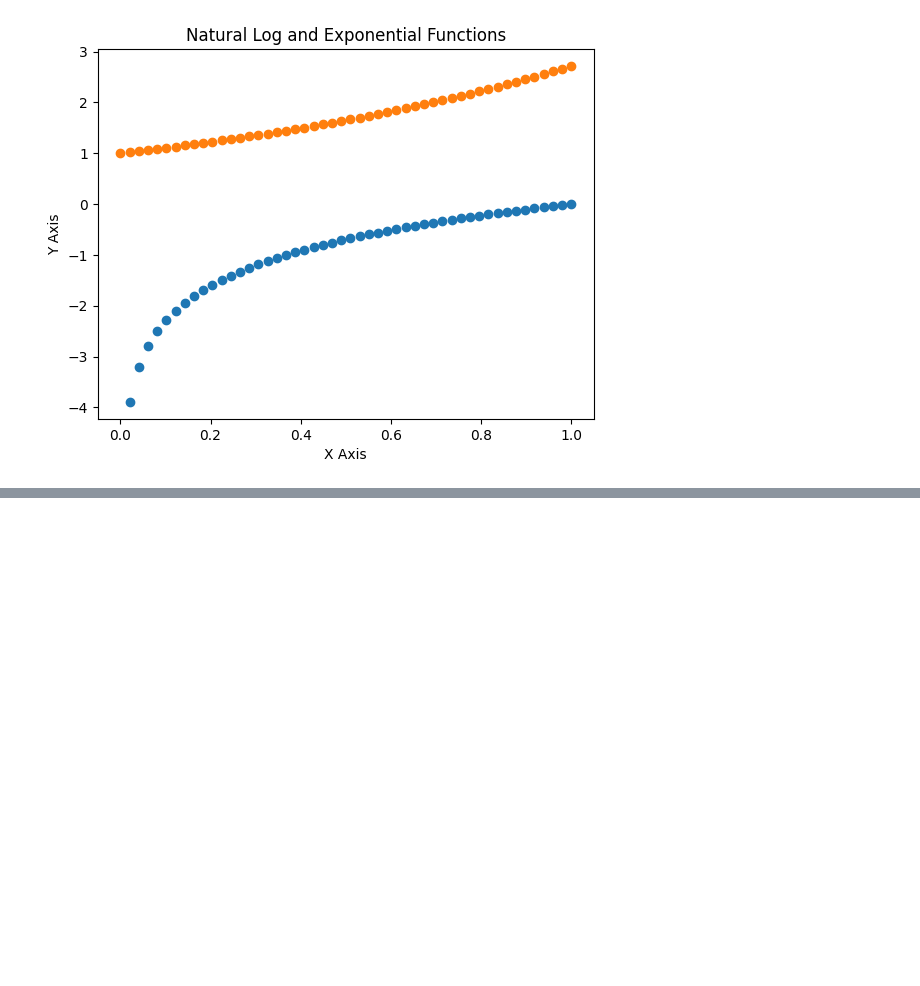
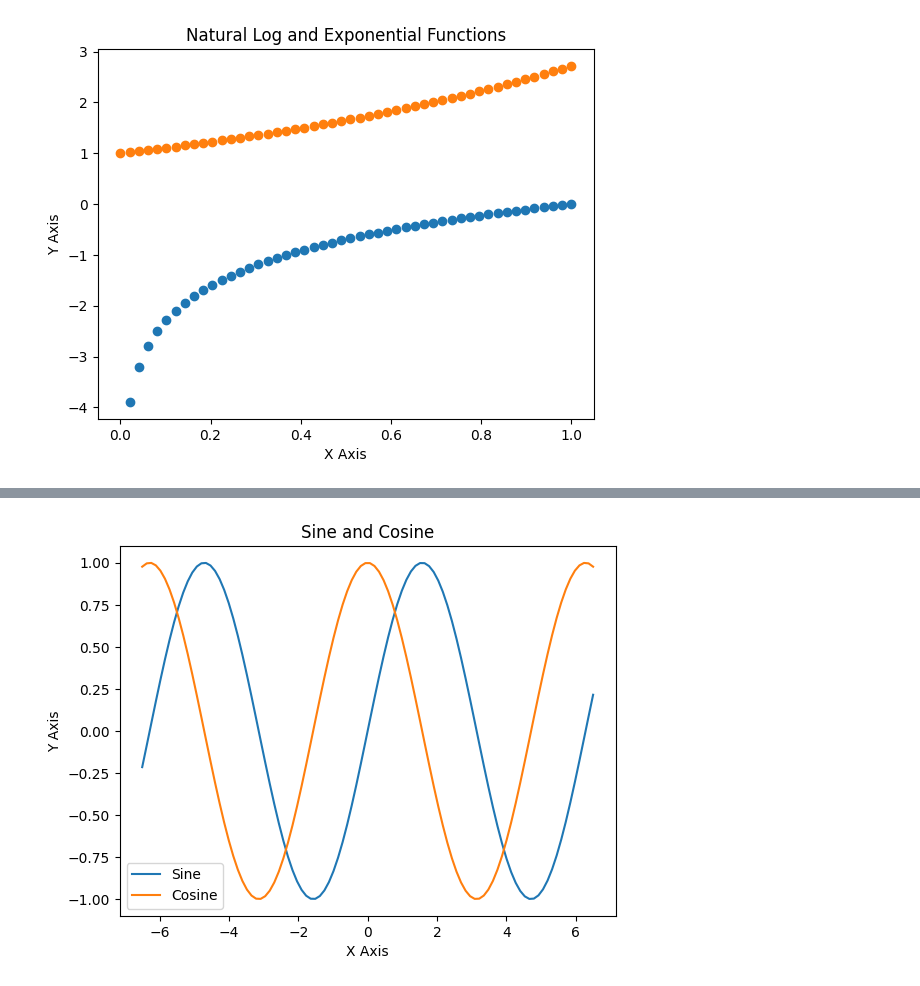
Before and after one commit to natalieassaad/programming, a Jupyter notebook: Programming_Q2.ipynb, the cells around one changed output, grey strips where cells are left out. Drawn from its saved outputs; the diff is of its cells as text; code cells hidden in the pictures; blank space fills up the shorter version.

```diff
--- a/Programming_Q2.ipynb
+++ b/Programming_Q2.ipynb
@@ -78,0 +71,11 @@ plt.show()
+# %%
+# Make the plot again, with labels for the axes, a title, and a legend in the lower left instead of the lower right.
+plt.plot(x,y,label='Sine')
+plt.plot(x,z,label='Cosine')
+plt.xlabel('X Axis')
+plt.ylabel('Y Axis')
+plt.title('Sine and Cosine')
+plt.legend(loc = 'lower left')
+plt.show()
+# %% [output]
+[figure, added]
```
Also changed, not shown: parts of 6 cells of this notebook.
